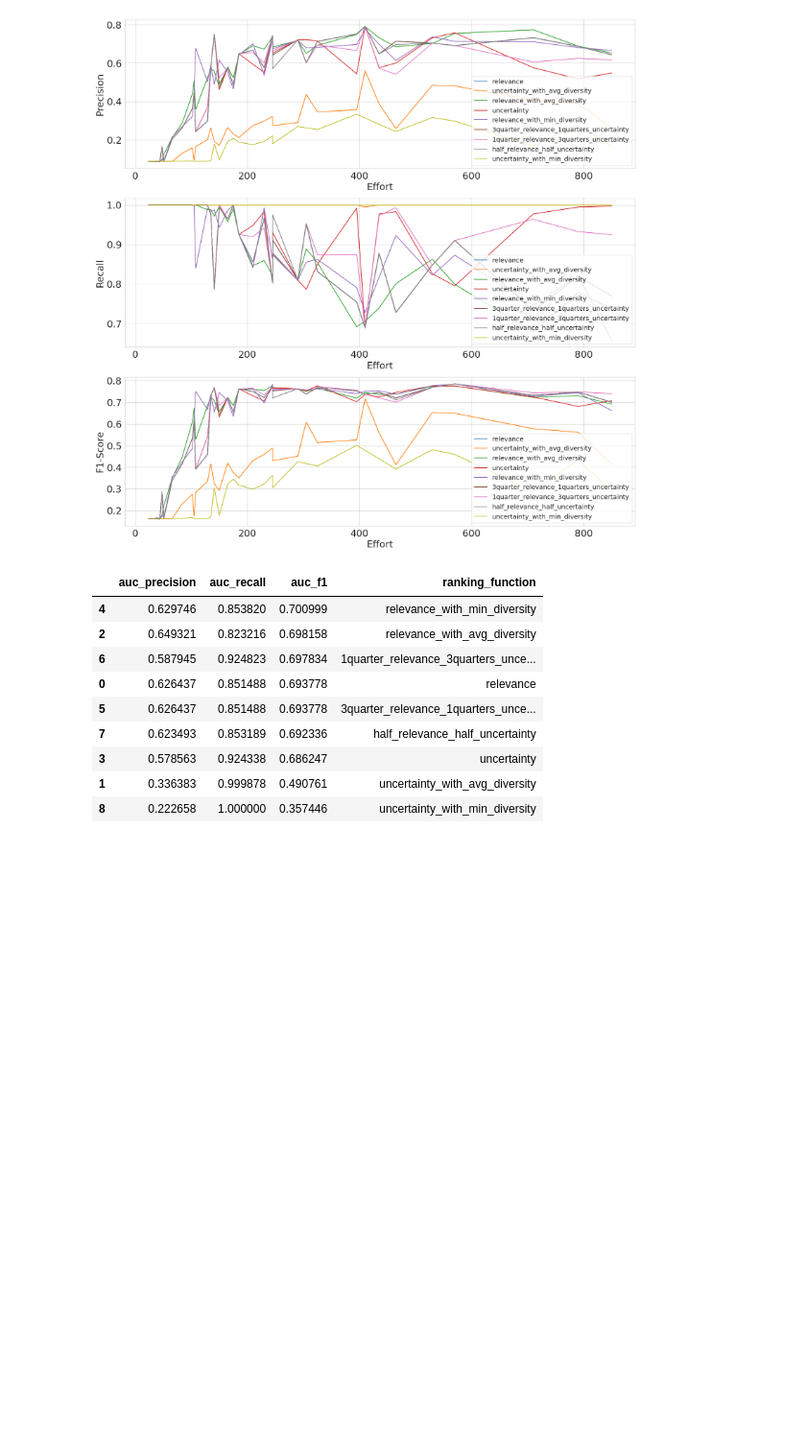
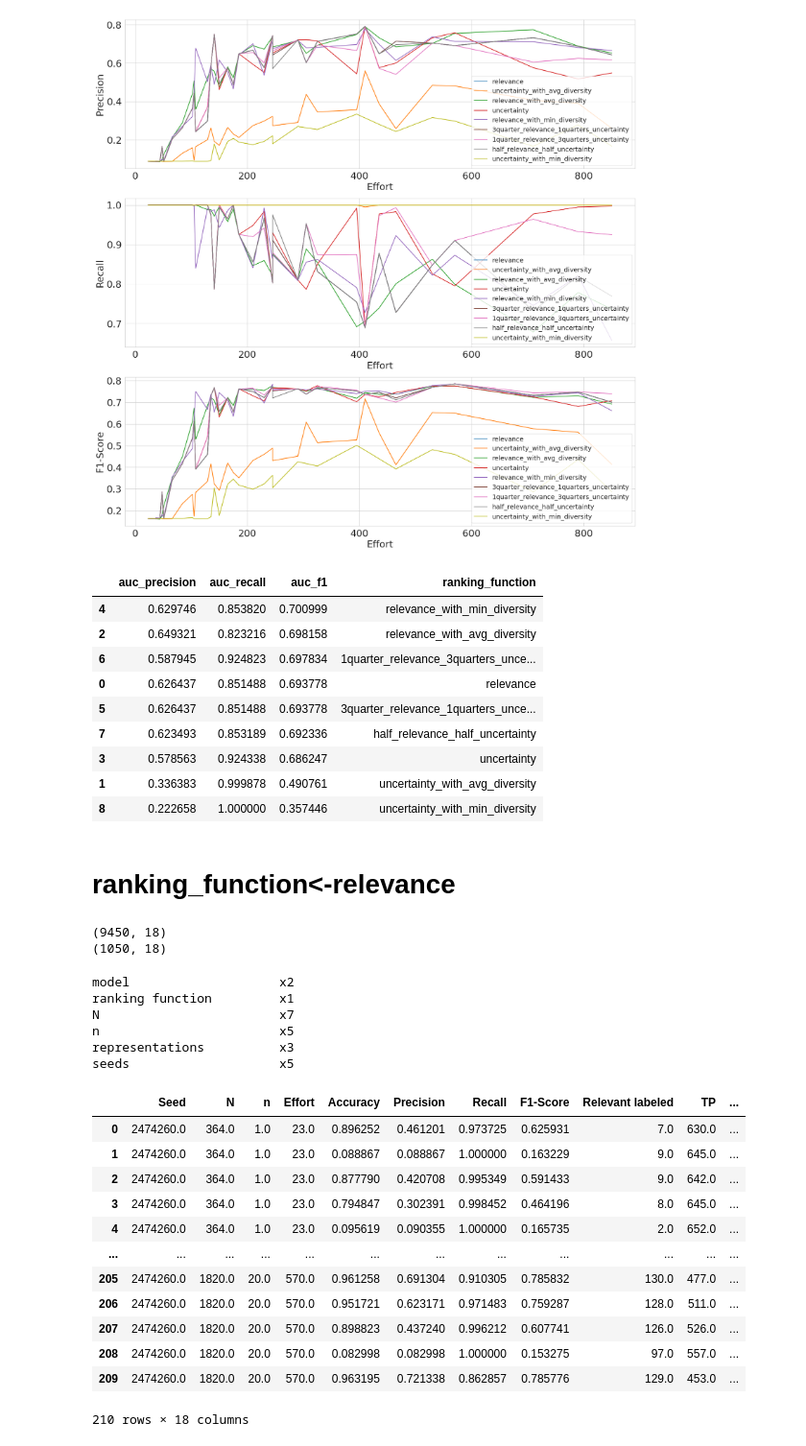
Before and after one commit to mmaisonnave/hrir-simulation-results, a Jupyter notebook: notebooks/01_displaced_person_figures.ipynb, the cells around one changed output. Shown at 96% size. Saved outputs shown, nothing was run; the diff lists cells and outputs as text; code cells hidden in the pictures; blank space fills up the shorter version.

```diff
--- a/notebooks/01_displaced_person_figures.ipynb
+++ b/notebooks/01_displaced_person_figures.ipynb
@@ -180,3 +180,80 @@ pd.DataFrame(auc_data).sort_values(by='auc_f1', ascending=False)
 | 3 | 0.578563 | 0.924338 | 0.686247 | uncertainty |
 | 1 | 0.336383 | 0.999878 | 0.490761 | uncertainty_with_avg_diversity |
 | 8 | 0.222658 | 1.000000 | 0.357446 | uncertainty_with_min_diversity |
+# %% [markdown]
+# ranking_function<-relevance
+# %%
+homepath= '/home/mmaisonnave/repositories/hrir-simulation-results/'
+datafile = os.path.join(homepath, 'data/displaced_person_results.csv')
+
+# datafile = '/home/mmaisonnave/repositories/hrir-simulation-results/data/.csv'
+
+df = pd.read_csv(datafile, index_col=0)
+print(df.shape)
+# df = df[df['Ranking Function']=='relevance']
+# print(df.shape)
+# %% [output]
+(9450, 18)
+(1050, 18)
+# %%
+models = set(df['Model'])
+ranking_functions = set(df['Ranking Function'])
+Ns = set(df['N'])
+ns = set(df['n'])
+representations = set(df['representation'])
+
+seed_count = 5
+
+print(f'{"model":20}\t x{len(models)}')
+print(f'{"ranking function":20}\t x{len(ranking_functions)}')
+print(f'{"N":20}\t x{len(Ns)}')
+print(f'{"n":20}\t x{len(ns)}')
+print(f'{"representations":20}\t x{len(representations)}')
+print(f'{"seeds":20}\t x{seed_count}')
+# %% [output]
+model                    x2
+ranking function         x1
+N                        x7
+n                        x5
+representations          x3
+seeds                    x5
+# %%
+output_data={}
+for n in ns:
+    for N in Ns:
+        for model in models:
+            for representation in representations:
+                auxdf = df[(df['Model']==model) &
+                           (df['representation']==representation) &
+                           (df['N']==N) &
+                           (df['n']==n) &
+                           (df['Ranking Function']=='relevance')
+                          ]
+                auxdf=auxdf.drop(columns=['Dataset', 'representation', 'Ranking Function', 'Model'])
+                auxdf=auxdf.iloc[1:2,:]
+                auxdict=auxdf.mean().to_dict()
+                auxdict['Dataset']='displaced_persons'
+                auxdict['representation']=representation
+                auxdict['Ranking Function']='relevance'
+                auxdict['Model']=model
+                if len(output_data)==0:
+                    for key in auxdict:
+                        output_data[key]=[]
+                for key in auxdict:
+                    output_data[key].append(auxdict[key])
+results = pd.DataFrame(output_data)
+results
+# %% [output]
+|  | Seed | N | n | Effort | Accuracy | Precision | Recall | F1-Score | Relevant labeled | TP | ... |
+| 0 | 2474260.0 | 364.0 | 1.0 | 23.0 | 0.896252 | 0.461201 | 0.973725 | 0.625931 | 7.0 | 630.0 | ... |
+| 1 | 2474260.0 | 364.0 | 1.0 | 23.0 | 0.088867 | 0.088867 | 1.000000 | 0.163229 | 9.0 | 645.0 | ... |
+| 2 | 2474260.0 | 364.0 | 1.0 | 23.0 | 0.877790 | 0.420708 | 0.995349 | 0.591433 | 9.0 | 642.0 | ... |
+| 3 | 2474260.0 | 364.0 | 1.0 | 23.0 | 0.794847 | 0.302391 | 0.998452 | 0.464196 | 8.0 | 645.0 | ... |
+| 4 | 2474260.0 | 364.0 | 1.0 | 23.0 | 0.095619 | 0.090355 | 1.000000 | 0.165735 | 2.0 | 652.0 | ... |
+| ... | ... | ... | ... | ... | ... | ... | ... | ... | ... | ... | ... |
+| 205 | 2474260.0 | 1820.0 | 20.0 | 570.0 | 0.961258 | 0.691304 | 0.910305 | 0.785832 | 130.0 | 477.0 | ... |
+| 206 | 2474260.0 | 1820.0 | 20.0 | 570.0 | 0.951721 | 0.623171 | 0.971483 | 0.759287 | 128.0 | 511.0 | ... |
+| 207 | 2474260.0 | 1820.0 | 20.0 | 570.0 | 0.898823 | 0.437240 | 0.996212 | 0.607741 | 126.0 | 526.0 | ... |
+| 208 | 2474260.0 | 1820.0 | 20.0 | 570.0 | 0.082998 | 0.082998 | 1.000000 | 0.153275 | 97.0 | 557.0 | ... |
+| 209 | 2474260.0 | 1820.0 | 20.0 | 570.0 | 0.963195 | 0.721338 | 0.862857 | 0.785776 | 129.0 | 453.0 | ... |
+210 rows × 18 columns
```
Also changed, not shown: parts of 2 cells of this notebook, 3 other files.
